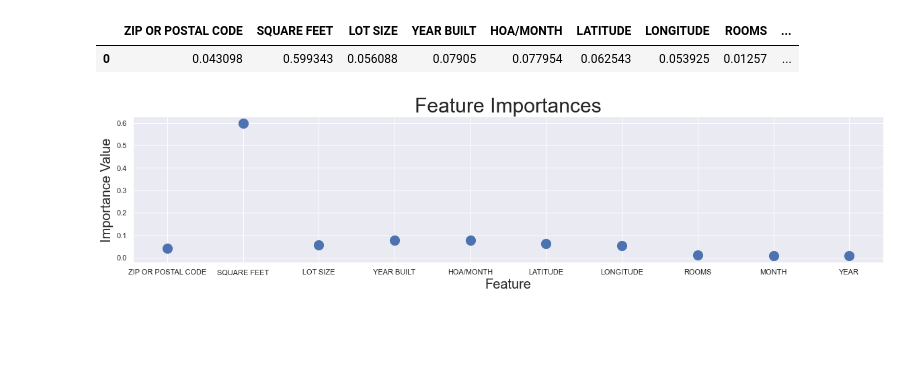
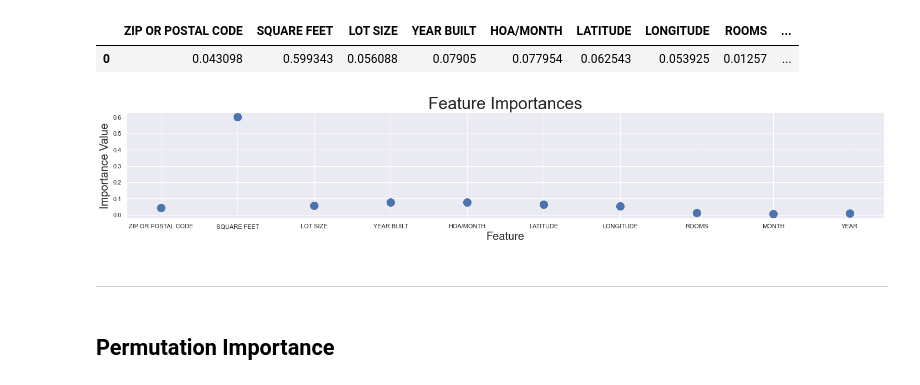
Before and after one commit to randallb15/PredictingSAHomeValues, a Jupyter notebook: HomeValueEstimate.ipynb, the cells around one changed output. Cells and saved outputs as stored; diff of their text form; code cells hidden in the pictures; blank space fills up the shorter version.

```diff
--- a/HomeValueEstimate.ipynb
+++ b/HomeValueEstimate.ipynb
@@ -360,9 +362,14 @@ importances_df
 # %%
 plt.figure(figsize=(20,4))
 plt.scatter(x=features,y=feature_importances,s=200)
 plt.title('Feature Importances',fontsize=30)
 plt.ylabel('Importance Value',fontsize=20)
 plt.xlabel("Feature",fontsize=20)
+plt.tight_layout()
 plt.savefig('img/featureimportances2.png')
 # %% [output]
-[figure, old version]
+[figure, new version]
+# %% [markdown]
+___
+# %% [markdown]
+## Permutation Importance
```
Also changed, not shown: parts of 40 cells of this notebook, 2 other files.
